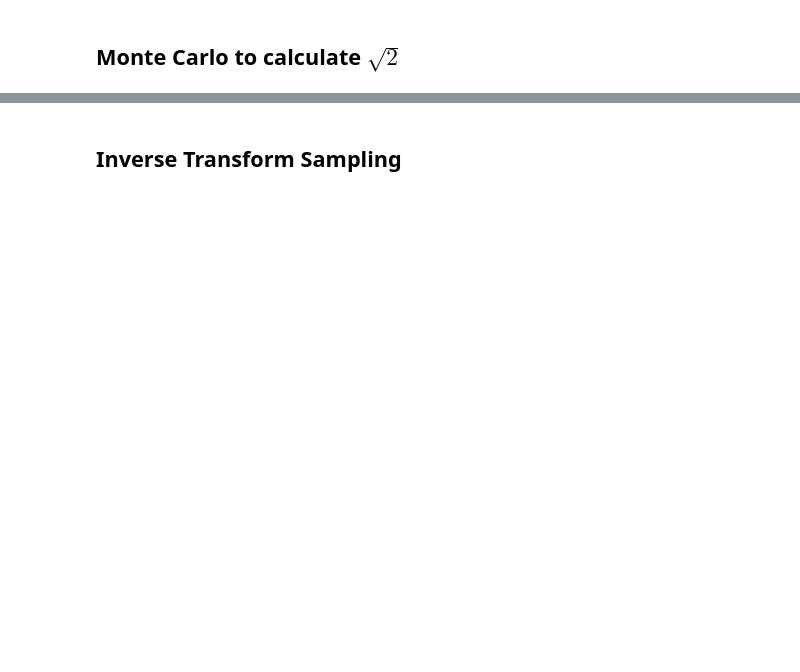
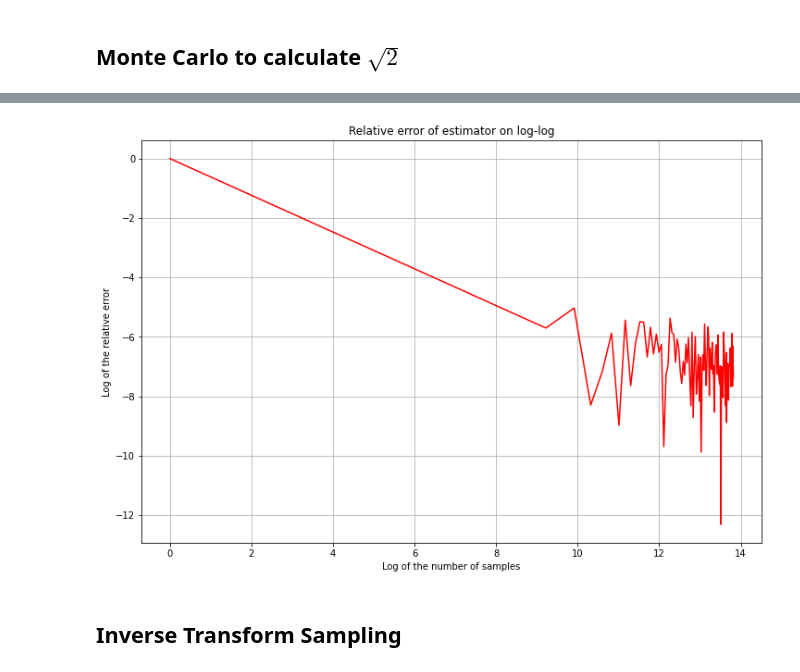
Before and after one commit to gabrielvieira37/PESC-COPPE, a Jupyter notebook: MCMC/McMc_homework3.ipynb, the cells around one changed output, grey strips where cells are left out. Cells and saved outputs as stored; diff of their text form; code cells hidden in the pictures; blank space fills up the shorter version.

```diff
--- a/MCMC/McMc_homework3.ipynb
+++ b/MCMC/McMc_homework3.ipynb
@@ -13,0 +122,5 @@ import gc
+# %%
+%%time
+# 100 n points from 1 to 10^6
+n_list = np.linspace(1,10**6,100, dtype=np.int32)
+error_list = mcmc_sim_sqrt(n_list)
@@ -14,2 +130,13 @@ import gc
+# %%
+plt.figure(figsize=(12,8))
+x = np.linspace(0,2,50)
+plt.xlabel("Log of the number of samples")
+plt.ylabel("Log of the relative error")
+plt.title("Relative error of estimator on log-log")
+plt.plot(np.log(n_list) , np.log(error_list), 'r')
+plt.grid()
+plt.show()
+# %% [output]
+[figure, added]
 # %% [markdown]
 ## Inverse Transform Sampling
```
Also changed, not shown: parts of 20 cells of this notebook.
